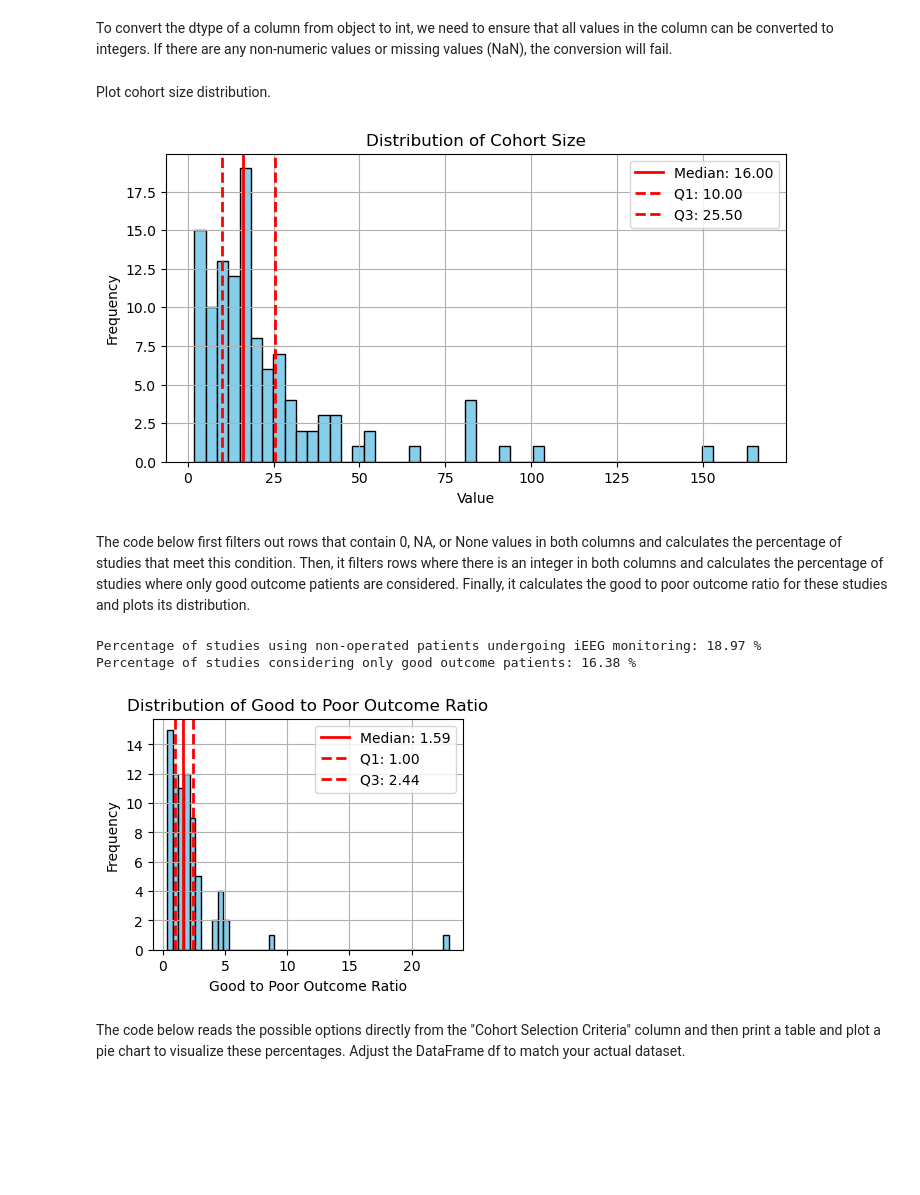
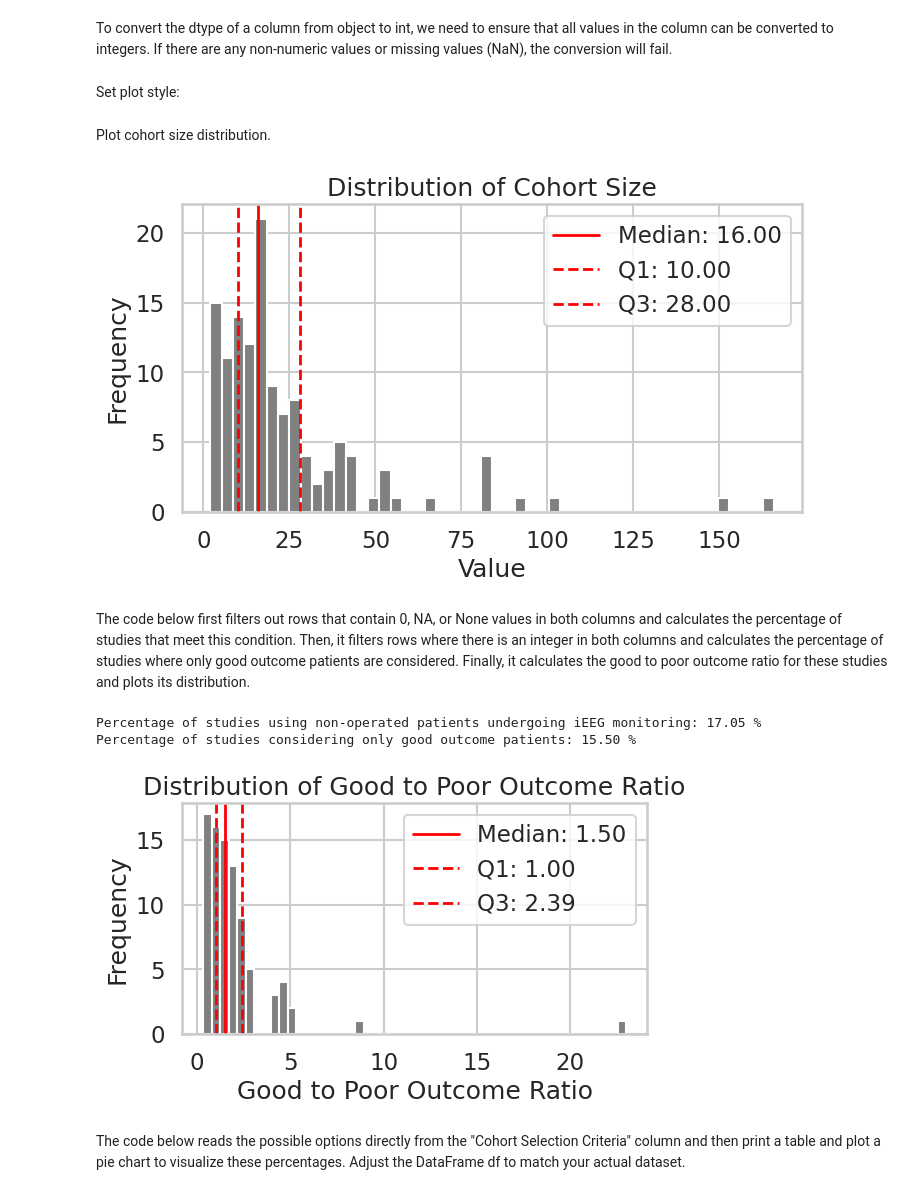
Before and after one commit to ivkarla/epigame, a Jupyter notebook: epirev/epirev_results_prelim.ipynb, the cells around one changed output. Drawn from its saved outputs; the diff is of its cells as text; code cells hidden in the pictures; blank space fills up the shorter version.

```diff
--- a/epirev/epirev_results_prelim.ipynb
+++ b/epirev/epirev_results_prelim.ipynb
@@ -30,7 +30,7 @@ import matplotlib.pyplot as plt
 
 # Define the file path
 file_path = "/home/kivi/Downloads/"
-file_name = "epirev_extracted_data_210324.xlsx"
+file_name = "epirev_extracted_data_150424_final.xlsx"
 
 # Load the Excel file into a Pandas DataFrame
 excel_data = pd.read_excel(file_path+file_name, sheet_name=None)
@@ -54,33 +80,39 @@ if design_details_df[column].dtype == 'object':
     design_details_df[column] = design_details_df[column].astype(int)
 
 # Now, the column should be converted to integer dtype
+# %% [markdown]
+Set plot style:
+# %%
+import seaborn as sns
+
+sns.set(context='talk', style='whitegrid', palette='dark', font='sans-serif', font_scale=1, color_codes=True, rc=None)
 # %% [markdown]
 Plot cohort size distribution.
 # %%
 # Select the "Design Details" sheet from the loaded Excel data
 design_details_df = excel_data["Design Details"]
 column = "Cohort Size - Total\n[Question ID: 57634][Field ID: 93697x122082]"
 plt.figure(figsize=(8, 4))
-design_details_df[column].hist(bins=50, color='skyblue', edgecolor='black')
+design_details_df[column].hist(bins=50, color='grey', edgecolor='white')
 plt.title("Distribution of Cohort Size")
 plt.xlabel("Value")
 plt.ylabel("Frequency")
 plt.grid(True)
 
 # Calculate the median, Q1, and Q3
 median_value = design_details_df[column].median()
 Q1 = design_details_df[column].quantile(0.25)
 Q3 = design_details_df[column].quantile(0.75)
 
 # Plot the vertical lines for median, Q1, and Q3
 plt.axvline(median_value, color='red', linestyle='-', linewidth=2, label=f'Median: {median_value:.2f}')
 plt.axvline(Q1, color='red', linestyle='--', linewidth=2, label=f'Q1: {Q1:.2f}')
 plt.axvline(Q3, color='red', linestyle='--', linewidth=2, label=f'Q3: {Q3:.2f}')
 
 plt.legend()
 plt.show()
 # %% [output]
-[figure, old version]
+[figure, new version]
 # %% [markdown]
 The code below first filters out rows that contain 0, NA, or None values in both columns and calculates the percentage of studies that meet this condition. Then, it filters rows where there is an integer in both columns and calculates the percentage of studies where only good outcome patients are considered. Finally, it calculates the good to poor outcome ratio for these studies and plots its distribution.
 # %%
@@ -109,8 +141,8 @@ both_outcomes = filtered_df_integers.drop(filtered_df_good_outcome.index)
 outcome_ratios = both_outcomes["Cohort Size - Good outcomes\n[Question ID: 57634][Field ID: 93761x122146]"] / both_outcomes["Cohort Size - Poor outcomes\n[Question ID: 57634][Field ID: 93762x122147]"]
 
 # Plot the distribution of good to poor outcome ratio
-plt.figure(figsize=(4, 3))
-outcome_ratios.hist(bins=50, color='skyblue', edgecolor='black')
+plt.figure(figsize=(6, 3))
+outcome_ratios.hist(bins=50, color='grey', edgecolor='white')
 plt.title("Distribution of Good to Poor Outcome Ratio")
 plt.xlabel("Good to Poor Outcome Ratio")
 plt.ylabel("Frequency")
@@ -129,9 +161,9 @@ plt.axvline(Q3, color='red', linestyle='--', linewidth=2, label=f'Q3: {Q3:.2f}')
 plt.legend()
 plt.show()
 # %% [output]
-Percentage of studies using non-operated patients undergoing iEEG monitoring: 18.97 %
-Percentage of studies considering only good outcome patients: 16.38 %
+Percentage of studies using non-operated patients undergoing iEEG monitoring: 17.05 %
+Percentage of studies considering only good outcome patients: 15.50 %
-[figure, old version]
+[figure, new version]
 # %% [markdown]
 The code below reads the possible options directly from the "Cohort Selection Criteria" column and then print a table and plot a pie chart to visualize these percentages. Adjust the DataFrame df to match your actual dataset.
 # %%
```
Also changed, not shown: parts of 18 cells of this notebook.
